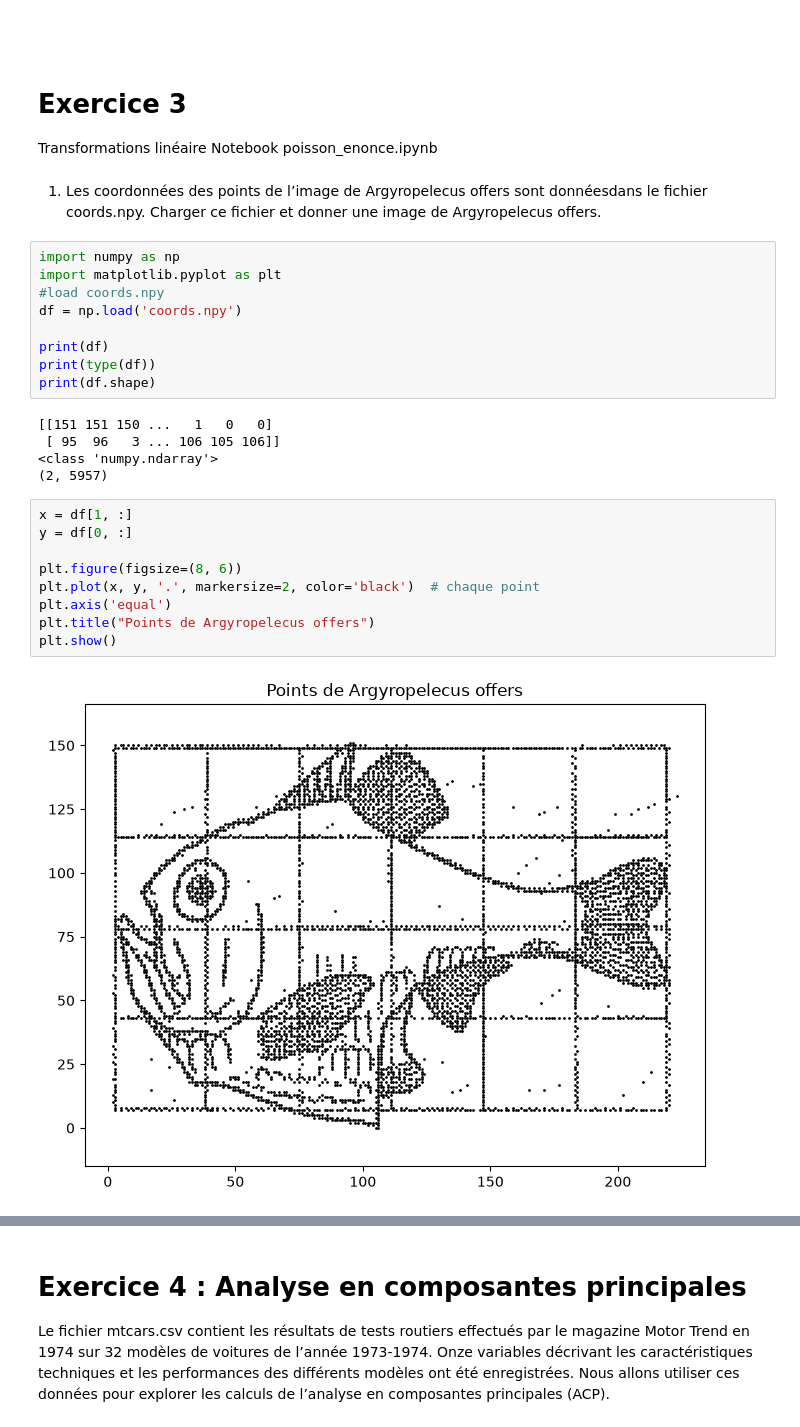
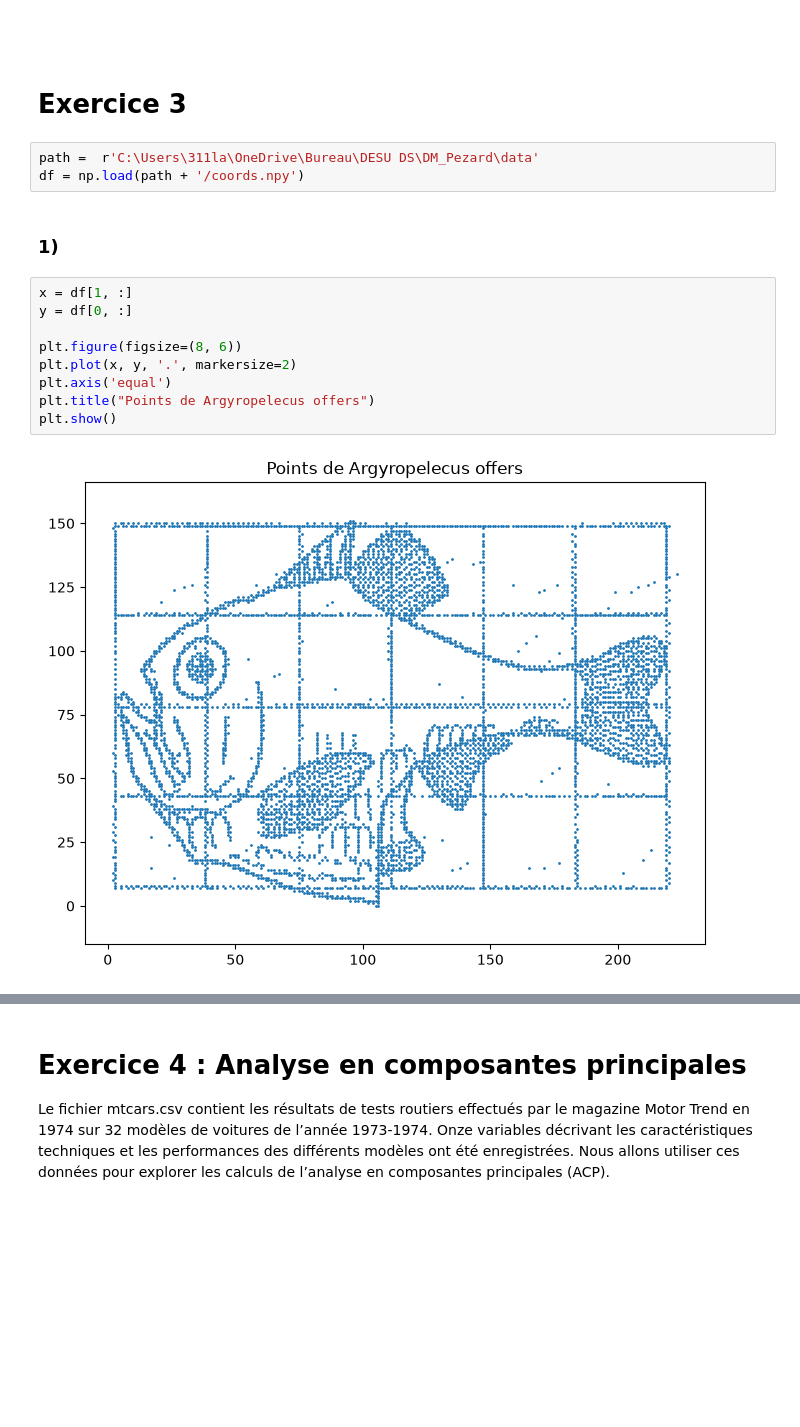
Before and after one commit to louiselgrd3/DM_Pezard, a Jupyter notebook: script/main notebook.ipynb, the cells around one changed output, grey strips where cells are left out. Cells and saved outputs as stored; diff of their text form; blank space fills up the shorter version.

Commit message:
notebook finit

```diff
--- a/script/main notebook.ipynb
+++ b/script/main notebook.ipynb
@@ -390,34 +524,19 @@ plt.show()
 #
 # %% [markdown]
 # Exercice 3
-Transformations linéaire
-Notebook poisson_enonce.ipynb
-# %% [markdown]
-1. Les coordonnées des points de l’image de Argyropelecus offers sont donnéesdans
-le fichier coords.npy. Charger ce fichier et donner une image de Argyropelecus
-offers.
-# %%
-import numpy as np
-import matplotlib.pyplot as plt
-#load coords.npy
-df = np.load('coords.npy')
-
-print(df)
-print(type(df))
-print(df.shape)
-# %% [output]
-[[151 151 150 ...   1   0   0]
- [ 95  96   3 ... 106 105 106]]
-<class 'numpy.ndarray'>
-(2, 5957)
+# %%
+path =  r'C:\Users\311la\OneDrive\Bureau\DESU DS\DM_Pezard\data'
+df = np.load(path + '/coords.npy')
+# %% [markdown]
+### 1)
 # %%
 x = df[1, :]
 y = df[0, :]
 
 plt.figure(figsize=(8, 6))
-plt.plot(x, y, '.', markersize=2, color='black')  # chaque point
+plt.plot(x, y, '.', markersize=2)
 plt.axis('equal')
 plt.title("Points de Argyropelecus offers")
 plt.show()
 # %% [output]
-[figure, old version]
+[figure, new version]
```
Also changed, not shown: parts of 45 cells of this notebook.
